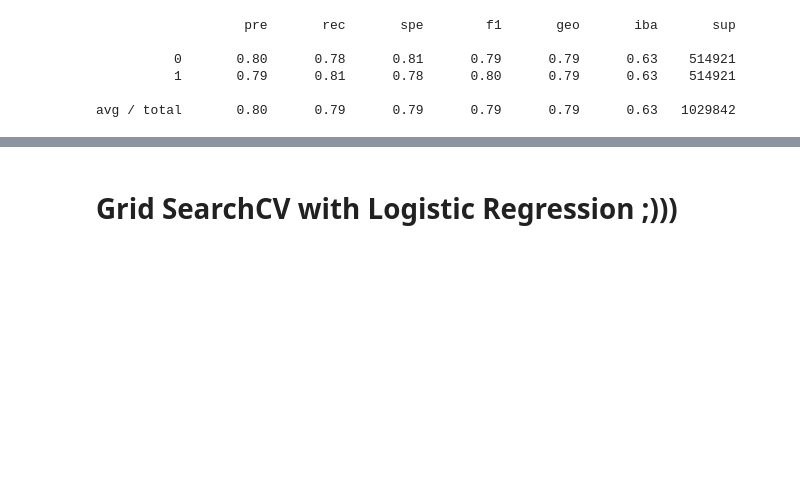
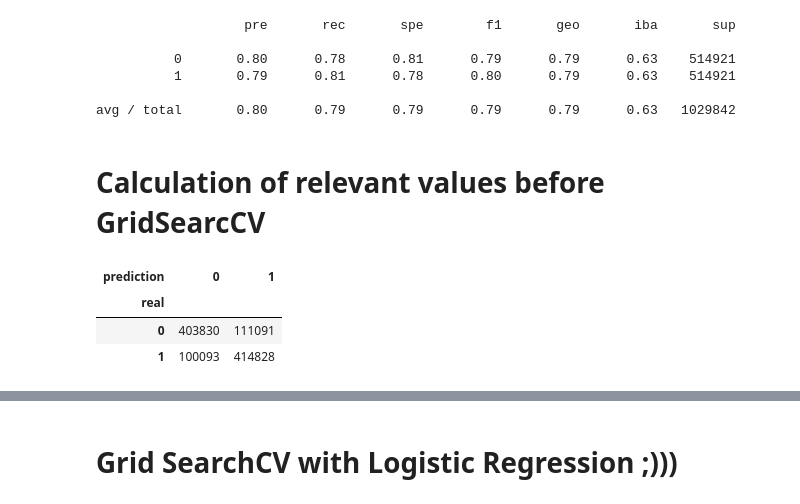
Before and after one commit to jormedinavic/Music-Recommendations, a Jupyter notebook: Recommendation_classification_Ver_3.ipynb, the cells around one changed output, grey strips where cells are left out. Saved outputs shown, nothing was run; the diff lists cells and outputs as text; code cells hidden in the pictures; blank space fills up the shorter version.

```diff
--- a/Recommendation_classification_Ver_3.ipynb
+++ b/Recommendation_classification_Ver_3.ipynb
@@ -1629,3 +1652,12 @@ print(report)
           1       0.79      0.81      0.78      0.80      0.79      0.63    514921
 
 avg / total       0.80      0.79      0.79      0.79      0.79      0.63   1029842
+# %% [markdown]
+# Calculation of relevant values before GridSearcCV
+# %%
+pd.crosstab(y_train, y_pred, rownames=['real'], colnames=['prediction'])
+# %% [output]
+| prediction | 0 | 1 |
+| real |  |  |
+| 0 | 403830 | 111091 |
+| 1 | 100093 | 414828 |
```
Also changed, not shown: parts of 26 cells of this notebook.
